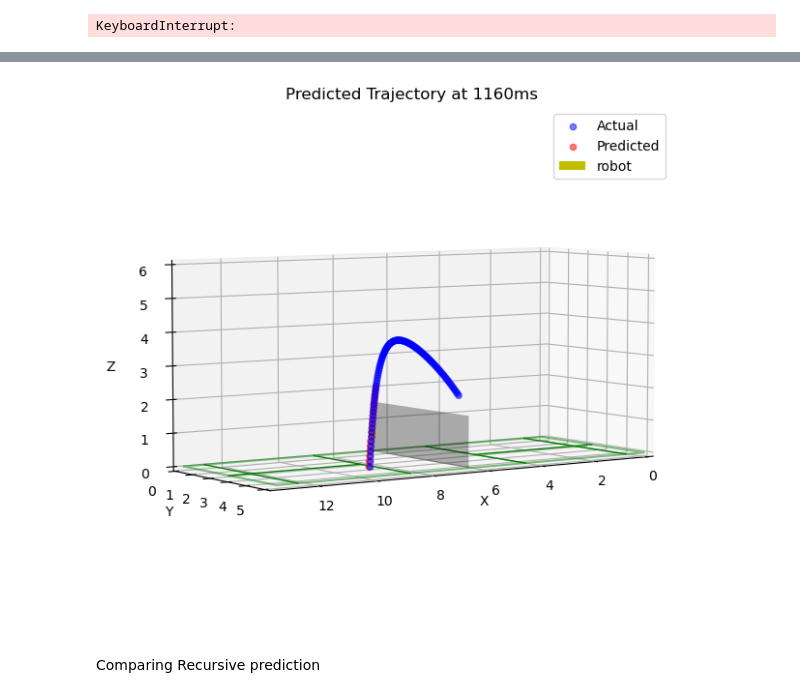
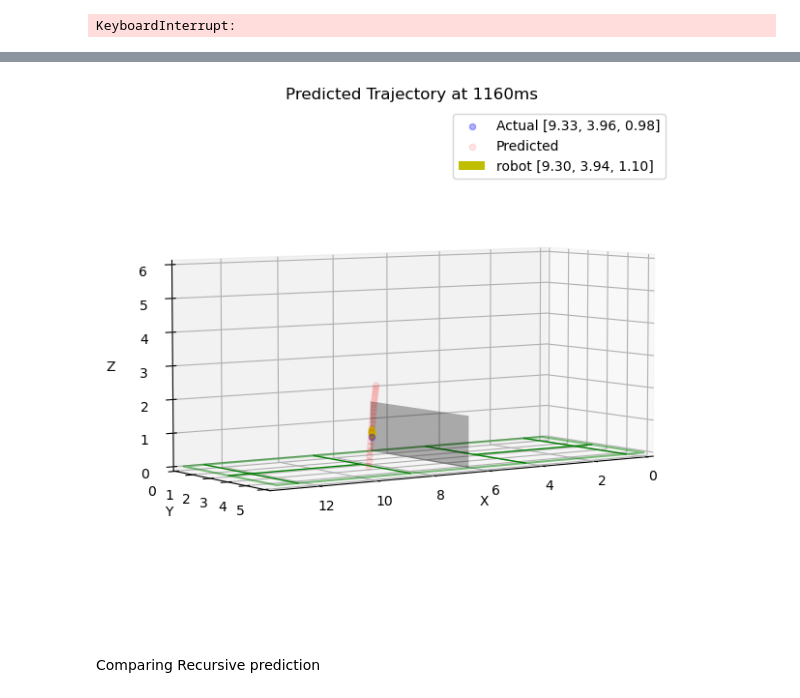
Before and after one commit to xunthongkkkkkk/DataAnalytics3005, a Jupyter notebook: LSTM predictor/LSTM_Predictor.ipynb, the cells around one changed output, grey strips where cells are left out. Drawn from its saved outputs; the diff is of its cells as text; code cells hidden in the pictures.

```diff
--- a/LSTM predictor/LSTM_Predictor.ipynb
+++ b/LSTM predictor/LSTM_Predictor.ipynb
@@ -362,11 +362,11 @@ def robotMovement(current,predicted):
     distCtoP = np.sqrt(((predicted[0]-current[0])**2)+((predicted[1]-current[1])**2))
     distCovered = robotspeed/distCtoP
     if(distCovered >= 1):
-        return predicted
+        return [predicted[0],predicted[1],1.1]
     else:
         newX = ((1-distCovered)*current[0]) + (distCovered*predicted[0])
         newY = ((1-distCovered)*current[1]) + (distCovered*predicted[1])
-        return[newX,newY,1.1]
+        return[newX,newY,1.1]#height of racket z = 1.1
 
 
 def predictTrajectory(startIndex, shotid):
@@ -374,7 +374,7 @@ def predictTrajectory(startIndex, shotid):
 
     testinput.append(data.loc[data['SHOT_ID'] == shotid][['X', 'Y', 'Z']].values)
     count = len(testinput[0])
-    robotPosition = [10.5,2.59,10] #position where robot start, middle of robot service area, z = 1.1 for now
+    robotPosition = [10.5,2.59,1.1] #position where robot start, middle of robot service area, z = 1.1 for now
     global frames
     frames = []  # List to store animation frames
 
@@ -394,7 +394,6 @@ def predictTrajectory(startIndex, shotid):
         x=np.where((arr<=1.3) & (arr>=1.0)) # max height = height+0.1, min height= 3/4 of racket's "web" (120-(28*0.75)
 
         predictedshot = trajectory[0][x[0]] # the point that robot should move toward, incase of many point, select the first
-        #should be this formula https://math.stackexchange.com/questions/2384610/get-point-on-circumference-of-circle-in-line
         robotPosition = robotMovement(robotPosition,predictedshot[0])
 
         ax.cla()  # Clear the axis at each iteration
@@ -443,17 +442,13 @@ def predictTrajectory(startIndex, shotid):
         ax.set_zlim(0, 6) #double check what is the max height of the shutter
 
         ax.set_title(f"Predicted Trajectory at {(i+1)*10}ms")
-        ax.scatter(testinput[0, :, 0], testinput[0, :, 1], testinput[0, :, 2], color='b', label='Actual', alpha=0.5)
-        ax.scatter(trajectory[0, :, 0], trajectory[0, :, 1], trajectory[0, :, 2], color='r', label='Predicted', alpha=0.5)
+        ax.scatter(testinput[0, i, 0], testinput[0, i, 1], testinput[0, i, 2], color='b', label='Actual [{0:.2f}, {1:.2f}, {2:.2f}]'.format(testinput[0, i, 0], testinput[0, i, 1], testinput[0, i, 2]))
+        ax.scatter(trajectory[0, :, 0], trajectory[0, :, 1], trajectory[0, :, 2], color='r', label='Predicted', alpha=0.1)
         #plot robot
         #make robot a flat circle, https://stackoverflow.com/questions/56870675/how-to-do-a-3d-circle-in-matplotlib
         # the circle where x is position and y,z is the racket's area.
         # 1/4 of racket is 28/4 = 7cm. hence racket's area is cirle with radius of 0.035m. !!to smalll to be seen in plot
-        #Circle(xy, radius)
-#         pCircle = Circle((robotPosition[1], robotPosition[2]), 0.2, facecolor = 'y',label="robot")
-#         ax.add_patch(pCircle)
-#         art3d.pathpatch_2d_to_3d(pCircle, z=robotPosition[0], zdir="x")
-        pCircle = Circle((robotPosition[1], robotPosition[2]), 0.2, facecolor = 'y',label="robot")
+        pCircle = Circle((robotPosition[1], robotPosition[2]), 0.2, facecolor = 'y',label='robot [{0:.2f}, {1:.2f}, {2:.2f}]'.format(robotPosition[0], robotPosition[1], robotPosition[2]))
         ax.add_patch(pCircle)
         art3d.pathpatch_2d_to_3d(pCircle, z=robotPosition[0], zdir="x")
         ax.legend()
@@ -469,8 +464,6 @@ def predictTrajectory(startIndex, shotid):
             print(end[0][0])
             break
 
-
-
 predictTrajectory(15, 30)
 # Create the GIF animation using the frames
 with imageio.get_writer("animation.gif", mode='I', duration=1) as writer:
@@ -505,5 +497,5 @@ with imageio.get_writer("animation.gif", mode='I', duration=1) as writer:
 115
-[figure, old version]
+[figure, new version]
 # %%
 # To delete the png file generated for gif, use with precautions
 import glob
```
Also changed, not shown: parts of 1 cell of this notebook.
